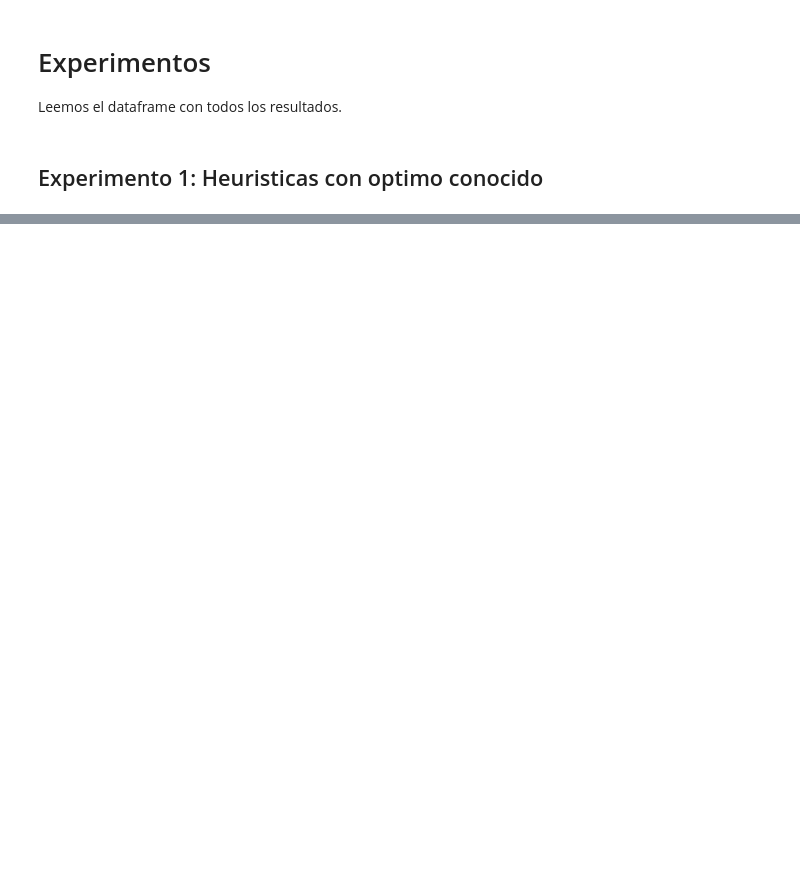
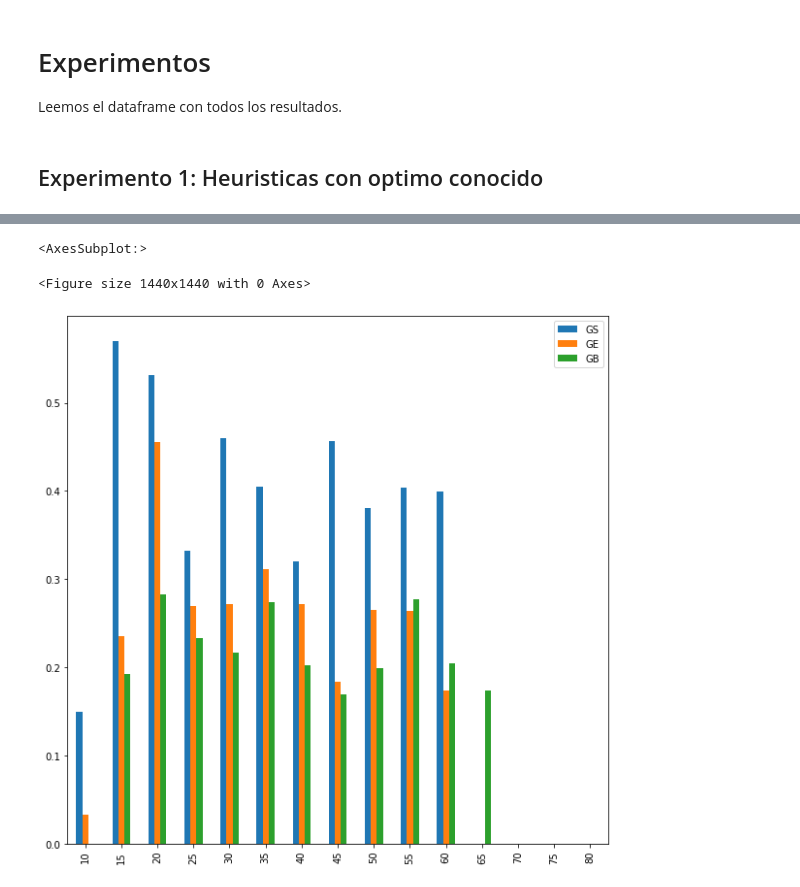
Before and after one commit to ZarthaxX/algo3-tp2, a Jupyter notebook: experimentacion/notebooks/analisis-Tropi.ipynb, the cells around one changed output, grey strips where cells are left out. Saved outputs shown, nothing was run; the diff lists cells and outputs as text; code cells hidden in the pictures; blank space fills up the shorter version.

```diff
--- a/experimentacion/notebooks/analisis-Tropi.ipynb
+++ b/experimentacion/notebooks/analisis-Tropi.ipynb
@@ -90,0 +112,30 @@ fig.set(xlabel='n', ylabel='impacto');
+# %%
+df_ralo_ralo = df_resultados[(df_resultados["dataset"] == "random-ralo-ralo")].copy().reset_index();
+
+agg_funcs = {   "tiempo":"mean",
+                "impacto":"max",
+                "cant_colores": "mean",
+                "longitud_tabu": "mean",
+                "tipo_memoria": "first",
+                "porcentaje_vecindad": "mean"}
+df_ralo_ralo_max = df_ralo_ralo.groupby(['dataset','n','mG','mH']).aggregate(agg_funcs).reset_index()
+df_ralo_ralo_max = df_ralo_ralo_max.append([df_ralo_ralo_max]*2,ignore_index=True)
+df_ralo_ralo_max = df_ralo_ralo_max.sort_values('n').reset_index()
+df_ralo_ralo['max'] = df_ralo_ralo_max['impacto']
+
+df_ralo_ralo['diff_relativa'] = df_ralo_ralo.apply(lambda r: (r['max']-r['impacto'])/r['max'], axis=1)
+df_ralo_ralo = df_ralo_ralo[df_ralo_ralo['metodo'] != 'OPTIMO']
+# %%
+plt.figure(figsize=(20, 20))
+plotdata = pd.DataFrame({
+    "GS":df_ralo_ralo[df_ralo_ralo['metodo']=="GS"]['diff_relativa'].tolist(),
+    "GE":df_ralo_ralo[df_ralo_ralo['metodo']=="GE"]['diff_relativa'].tolist(),
+    "GB":df_ralo_ralo[df_ralo_ralo['metodo']=="GB"]['diff_relativa'].tolist()
+    },
+    index=df_ralo_ralo['n'].drop_duplicates().tolist()
+)
+plotdata.plot(kind="bar", figsize=(10,10))
+# %% [output]
+<AxesSubplot:>
+<Figure size 1440x1440 with 0 Axes>
+[figure, added]
```
Also changed, not shown: parts of 9 cells of this notebook, 1 other file.
